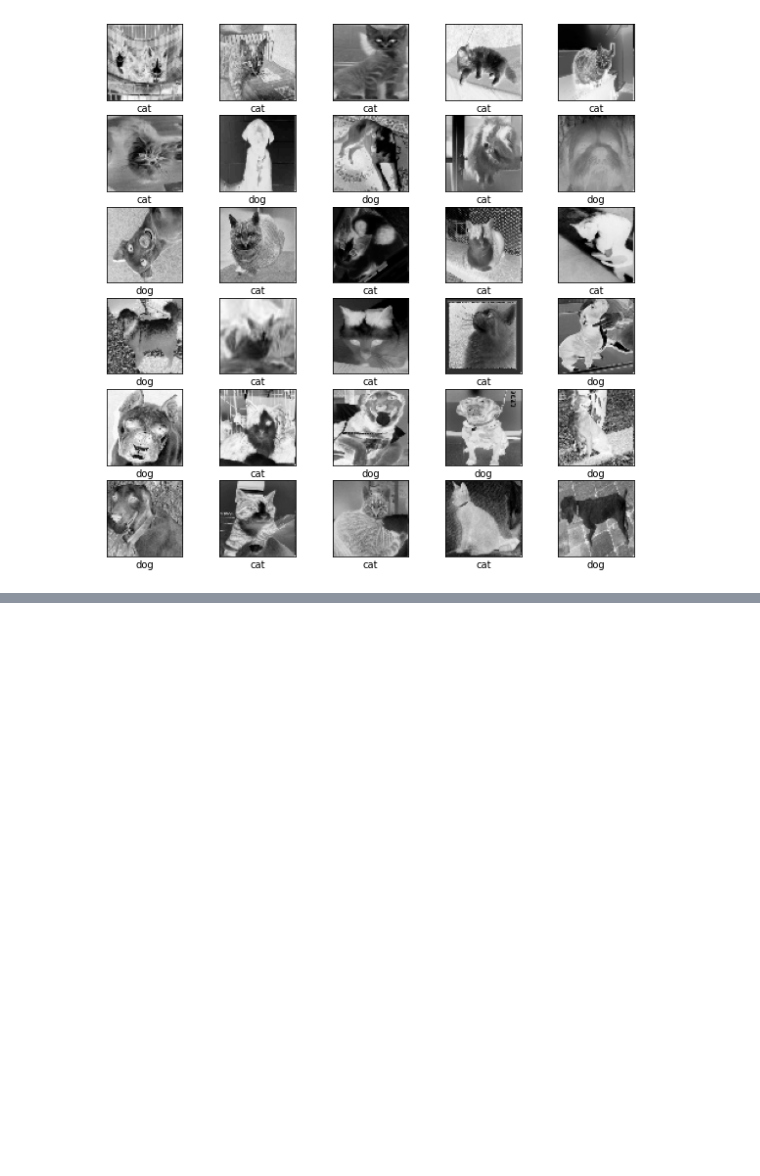
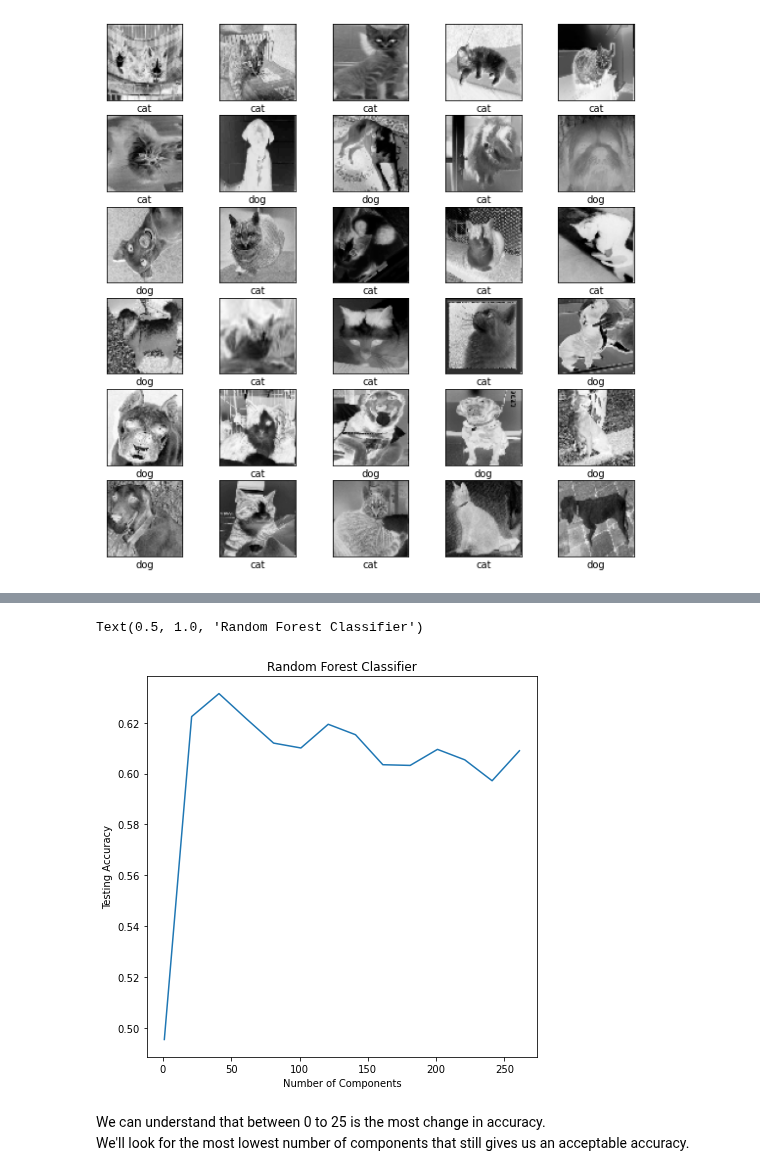
Before and after one commit to Esther-Bi/Data-Simulation-Semester-B-2021-Final-Project, a Jupyter notebook: Notebook 3 - dogsVScats.ipynb, the cells around one changed output, grey strips where cells are left out. Cells and saved outputs as stored; diff of their text form; code cells hidden in the pictures; blank space fills up the shorter version.

```diff
--- a/Notebook 3 - dogsVScats.ipynb
+++ b/Notebook 3 - dogsVScats.ipynb
@@ -181,0 +240,15 @@ for i in range(30):
+# %%
+def PiplineScore(model , nComponents):
+    pipeline_model = Pipeline([('scaler', StandardScaler()),
+                               ('pca' , PCA(n_components=nComponents)),
+                               ('model' , model())])
+
+    pipeline_model.fit(X_train, y_train)
+    print(model() , "Accuracy :  " , pipeline_model.score(X_test, y_test))
+    return pipeline_model.score(X_test, y_test)
+# %%
+k_range = list(range(1,270,20))
+scores = []
+for k in k_range:
+    score = PiplineScore(RandomForestClassifier , k)
+    scores.append(score)
@@ -181,0 +270,12 @@ for i in range(30):
+# %%
+plt.figure(figsize=(7,7))
+plt.plot(k_range, scores)
+plt.xlabel('Number of Components')
+plt.ylabel('Testing Accuracy')
+plt.title('Random Forest Classifier')
+# %% [output]
+Text(0.5, 1.0, 'Random Forest Classifier')
+[figure, added]
+# %% [markdown]
+We can understand that between 0 to 25 is the most change in accuracy.<br>
+We'll look for the most lowest number of components that still gives us an acceptable accuracy.
```
Also changed, not shown: parts of 15 cells of this notebook.
